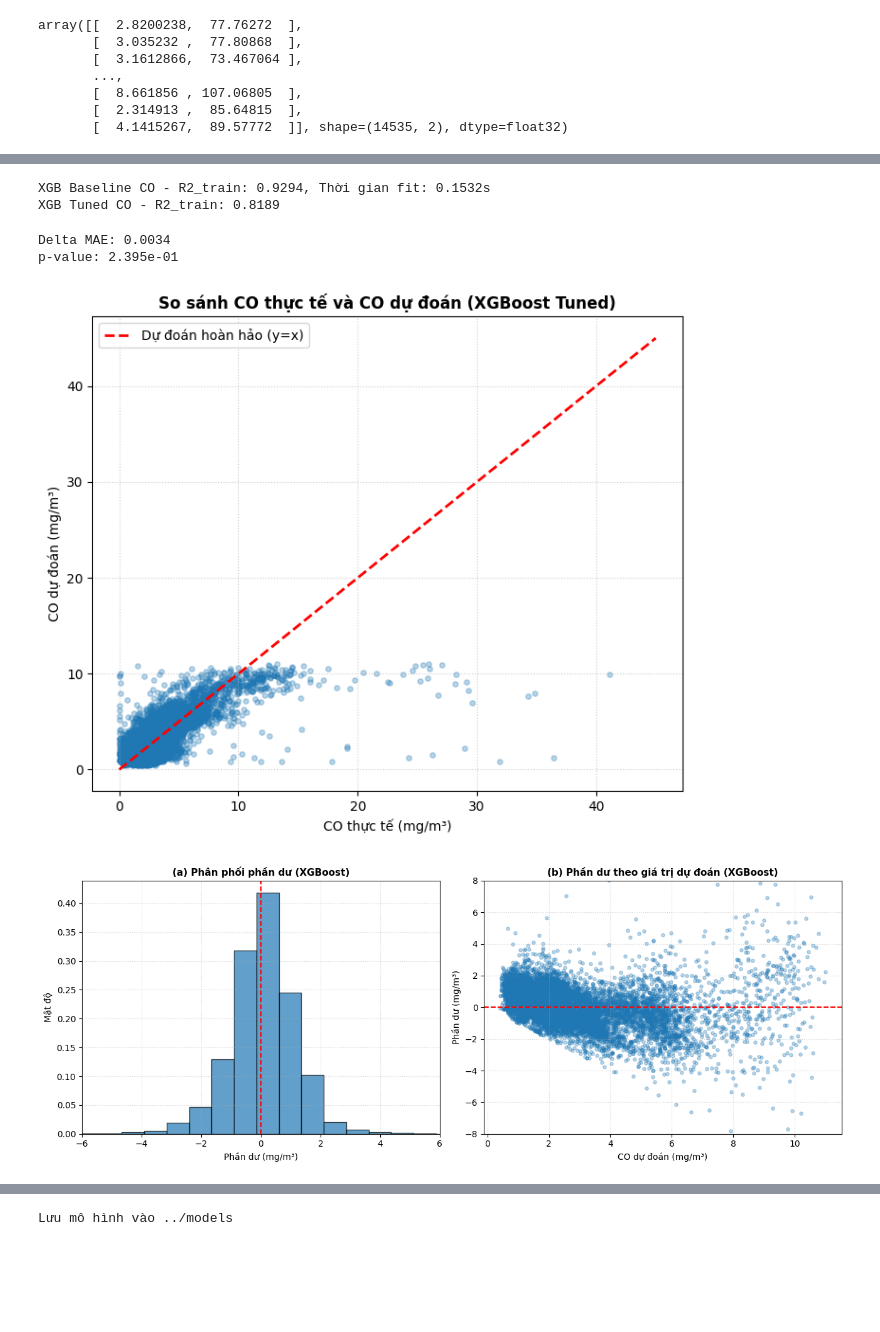
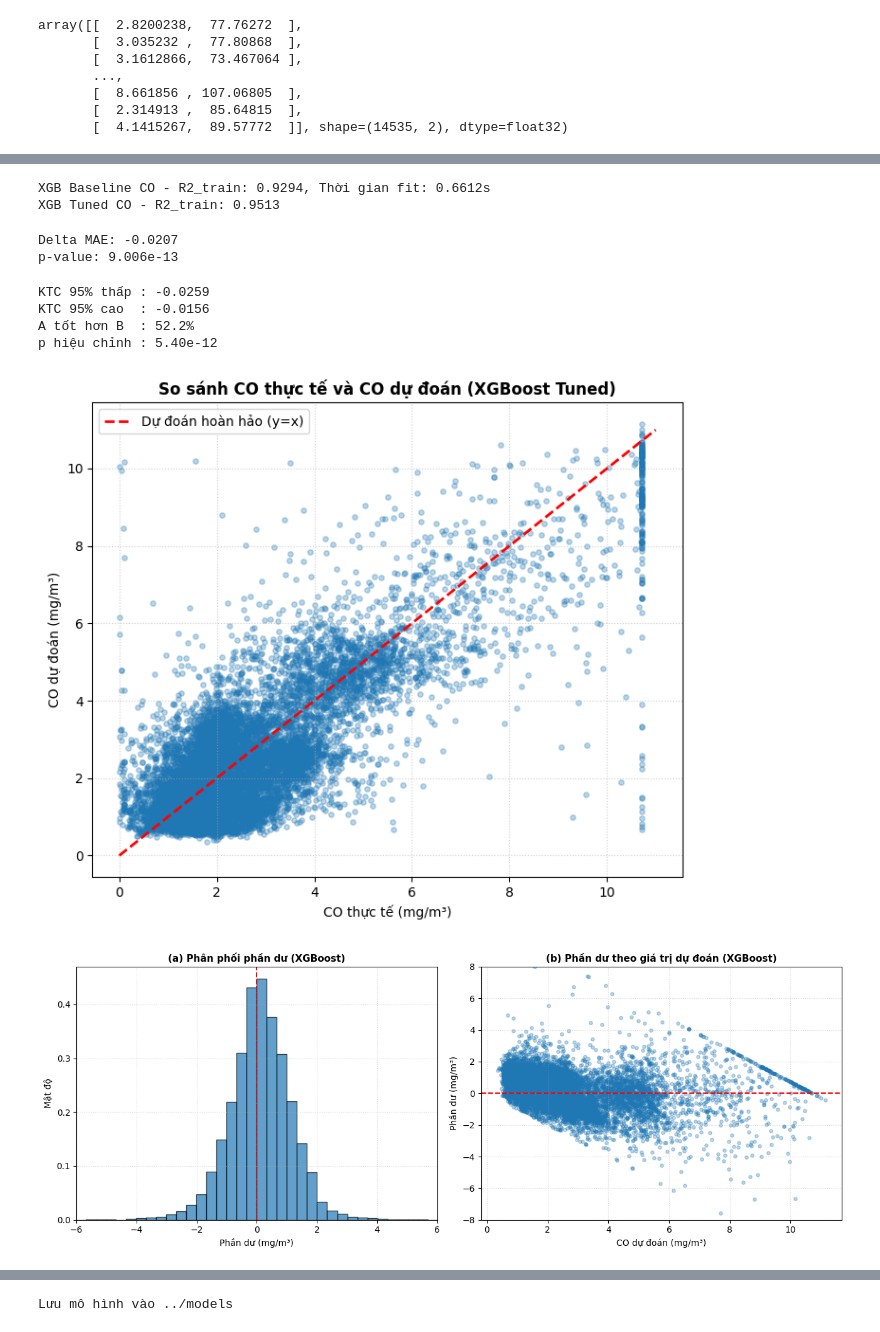
Before and after one commit to hoangsank/BTL---Machine-Learning---co3117-, a Jupyter notebook: notebooks/04_model_boosting.ipynb, the cells around one changed output, grey strips where cells are left out. Cells and saved outputs as stored; diff of their text form; code cells hidden in the pictures; blank space fills up the shorter version.

Commit message:
feat: add exploratory data analysis, model training notebooks, tuned models, and evaluation reports

```diff
--- a/notebooks/04_model_boosting.ipynb
+++ b/notebooks/04_model_boosting.ipynb
@@ -7,22 +7,26 @@ import pandas as pd
 sys.path.append(os.path.abspath('..'))
 
 feature_cols = ['AT', 'AP', 'AH', 'AFDP', 'GTEP', 'TIT', 'TAT', 'TEY', 'CDP']
-target_cols = ['CO', 'NOX']  # Lấy CO gốc và NOX gốc (tuyệt đối không dùng CO_clipped cho Test)
+target_cols = ['CO', 'NOX']
 
 # Đọc trực tiếp 2 file đã làm sạch và chia theo năm từ Notebook 01
 train_raw = pd.read_csv('../data/processed/train_clean.csv')
 test_raw = pd.read_csv('../data/processed/test_clean.csv')
 
-X_train, y_train = train_raw[feature_cols], train_raw[target_cols]
-X_test, y_test = test_raw[feature_cols], test_raw[target_cols]
+X_train = train_raw[feature_cols]
+X_test = test_raw[feature_cols]
 
-# Tạo bản y_train_clipped (lấy cột CO_clipped đã tính P99 trên Train từ Notebook 01)
+# Dùng CO_clipped cho cả Train và Test
+y_train = train_raw[['CO_clipped', 'NOX']].rename(columns={'CO_clipped': 'CO'})
+y_test = test_raw[['CO_clipped', 'NOX']].rename(columns={'CO_clipped': 'CO'})
+
+# Giữ biến y_train_clipped
 y_train_clipped = y_train.copy()
-y_train_clipped['CO'] = train_raw['CO_clipped']
 
-p99_co_train = y_train['CO'].quantile(0.99)
+p99_co_train = train_raw['CO'].quantile(0.99)
 print(f"Train: {X_train.shape} | Test: {X_test.shape}")
 print(f"Ngưỡng P99 CO (chỉ tính trên Train): {p99_co_train:.4f}")
+print(f"Max CO sau clip — Train: {y_train['CO'].max():.4f} | Test: {y_test['CO'].max():.4f}")
 # %% [output]
 Train: (22191, 9) | Test: (14535, 9)
 Ngưỡng P99 CO (chỉ tính trên Train): 10.7166
@@ -137,8 +142,8 @@ y_train_pred_tuned = best_model_co.predict(X_train)
 r2_train_tuned = r2_score(y_train_co, y_train_pred_tuned)
 print(f"XGB Tuned CO - R2_train: {r2_train_tuned:.4f}")
 # %% [output]
-XGB Baseline CO - R2_train: 0.9294, Thời gian fit: 0.1532s
-XGB Tuned CO - R2_train: 0.8189
+XGB Baseline CO - R2_train: 0.9294, Thời gian fit: 0.6612s
+XGB Tuned CO - R2_train: 0.9513
 # %%
 from sklearn.ensemble import RandomForestRegressor
 from scipy.stats import wilcoxon
@@ -157,8 +162,37 @@ stat, p_val = wilcoxon(e_xgb, e_rf)
 print(f"Delta MAE: {e_xgb.mean() - e_rf.mean():.4f}")
 print(f"p-value: {p_val:.3e}")
 # %% [output]
-Delta MAE: 0.0034
-p-value: 2.395e-01
+Delta MAE: -0.0207
+p-value: 9.006e-13
+# %%
+import numpy as np
+
+# 1. Chênh lệch sai số tuyệt đối trên từng mẫu
+diff = e_xgb - e_rf
+
+# 2. Tỷ lệ % số quan sát XGBoost tốt hơn Random Forest (sai số nhỏ hơn)
+pct_better = np.mean(e_xgb < e_rf) * 100
+
+# 3. Bootstrap khoảng tin cậy 95% cho Delta MAE (2000 lần lặp)
+rng = np.random.default_rng(42)
+n = len(diff)
+boot_means = np.empty(2000)
+for i in range(2000):
+    idx = rng.integers(0, n, size=n)
+    boot_means[i] = diff[idx].mean()
+
+ci_low, ci_high = np.percentile(boot_means, [2.5, 97.5])
+p_bonf = min(p_val * 6, 1.0)  # Hiệu chỉnh Bonferroni cho 6 cặp
+
+print(f"KTC 95% thấp : {ci_low:.4f}")
+print(f"KTC 95% cao  : {ci_high:.4f}")
+print(f"A tốt hơn B  : {pct_better:.1f}%")
+print(f"p hiệu chỉnh : {p_bonf:.2e}")
+# %% [output]
+KTC 95% thấp : -0.0259
+KTC 95% cao  : -0.0156
+A tốt hơn B  : 52.2%
+p hiệu chỉnh : 5.40e-12
 # %%
 import matplotlib.pyplot as plt
 import numpy as np
@@ -172,8 +206,8 @@ plt.scatter(
     y_test_co.values, y_pred_co_tuned, alpha=0.3, s=15, color='#1f77b4'
 )
 plt.plot(
-    [0, 45],
-    [0, 45],
+    [0, 11],
+    [0, 11],
     'r--',
     linewidth=2,
     label='Dự đoán hoàn hảo (y=x)',
@@ -212,35 +246,35 @@ axes[0].set_title(
     '(a) Phân phối phần dư (XGBoost)', fontsize=11, fontweight='bold'
 )
 axes[0].set_xlabel('Phần dư (mg/m³)')
 axes[0].set_ylabel('Mật độ')
 axes[0].set_xlim(-6, 6)
 axes[0].grid(True, linestyle=':', alpha=0.5)
 
 # (b) Phần dư theo giá trị dự đoán
 axes[1].scatter(
     y_pred_co_tuned, residuals_xgb, alpha=0.3, s=15, color='#1f77b4'
 )
 axes[1].axhline(0, color='red', linestyle='--', linewidth=1.5)
 axes[1].set_title(
     '(b) Phần dư theo giá trị dự đoán (XGBoost)',
     fontsize=11,
     fontweight='bold',
 )
 axes[1].set_xlabel('CO dự đoán (mg/m³)')
 axes[1].set_ylabel('Phần dư (mg/m³)')
 axes[1].set_ylim(-8, 8)
 axes[1].grid(True, linestyle=':', alpha=0.5)
 
 plt.tight_layout()
 plt.savefig(
     '../reports/figures/residual_diagnostics_xgb.png',
     dpi=300,
     bbox_inches='tight',
 )
 plt.show()
 # %% [output]
-[figure, old version]
+[figure, new version]
-[figure, old version]
+[figure, new version]
 # %%
 import shap
 import matplotlib.pyplot as plt
```
Also changed, not shown: parts of 6 cells of this notebook, 8 other files.
